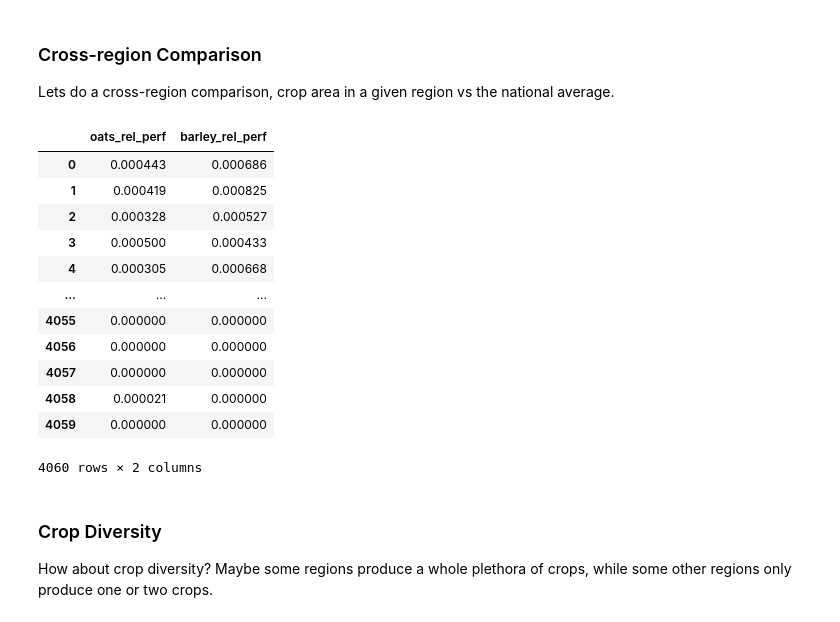
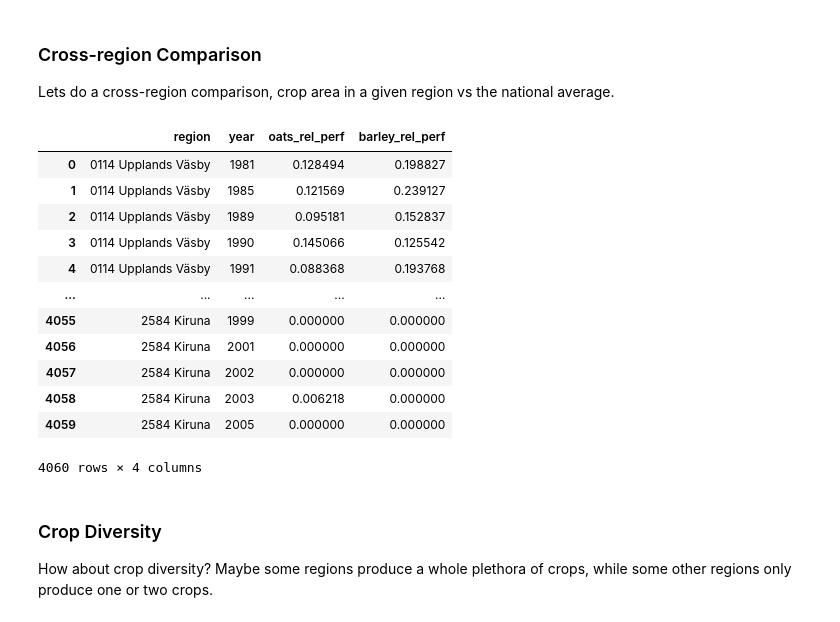
Before and after one commit to ivonilsson/dsp, a Jupyter notebook: a1/task3.ipynb, the cells around one changed output. Saved outputs shown, nothing was run; the diff lists cells and outputs as text; code cells hidden in the pictures.

```diff
--- a/a1/task3.ipynb
+++ b/a1/task3.ipynb
@@ -132,30 +132,30 @@ Lets do a cross-region comparison, crop area in a given region vs the national a
 # %%
 # keep it to just oats and barley for now
 crop_cols = ["oats", "barley"]
 
 for crop in crop_cols:
-    national_avg = pivoted_df.groupby('year')[crop].sum()
+    national_avg = pivoted_df.groupby('year')[crop].mean()
 
     pivoted_df[f'{crop}_rel_perf'] = pivoted_df.apply(
         lambda row: row[crop] / national_avg[row['year']] if pd.notna(row[crop]) and pd.notna(national_avg[row['year']]) and national_avg[row['year']] != 0 else 0,
         axis=1
     )
 
-pivoted_df[[f"{crop}_rel_perf" for crop in crop_cols]]
+pivoted_df[["region", "year"] + [f"{crop}_rel_perf" for crop in crop_cols]]
 # %% [output]
-|  | oats_rel_perf | barley_rel_perf |
-| 0 | 0.000443 | 0.000686 |
-| 1 | 0.000419 | 0.000825 |
-| 2 | 0.000328 | 0.000527 |
-| 3 | 0.000500 | 0.000433 |
-| 4 | 0.000305 | 0.000668 |
-| ... | ... | ... |
-| 4055 | 0.000000 | 0.000000 |
-| 4056 | 0.000000 | 0.000000 |
-| 4057 | 0.000000 | 0.000000 |
-| 4058 | 0.000021 | 0.000000 |
-| 4059 | 0.000000 | 0.000000 |
+|  | region | year | oats_rel_perf | barley_rel_perf |
+| 0 | 0114 Upplands Väsby | 1981 | 0.128494 | 0.198827 |
+| 1 | 0114 Upplands Väsby | 1985 | 0.121569 | 0.239127 |
+| 2 | 0114 Upplands Väsby | 1989 | 0.095181 | 0.152837 |
+| 3 | 0114 Upplands Väsby | 1990 | 0.145066 | 0.125542 |
+| 4 | 0114 Upplands Väsby | 1991 | 0.088368 | 0.193768 |
+| ... | ... | ... | ... | ... |
+| 4055 | 2584 Kiruna | 1999 | 0.000000 | 0.000000 |
+| 4056 | 2584 Kiruna | 2001 | 0.000000 | 0.000000 |
+| 4057 | 2584 Kiruna | 2002 | 0.000000 | 0.000000 |
+| 4058 | 2584 Kiruna | 2003 | 0.006218 | 0.000000 |
+| 4059 | 2584 Kiruna | 2005 | 0.000000 | 0.000000 |
-4060 rows × 2 columns
+4060 rows × 4 columns
 # %% [markdown]
 ### Crop Diversity
 
```
